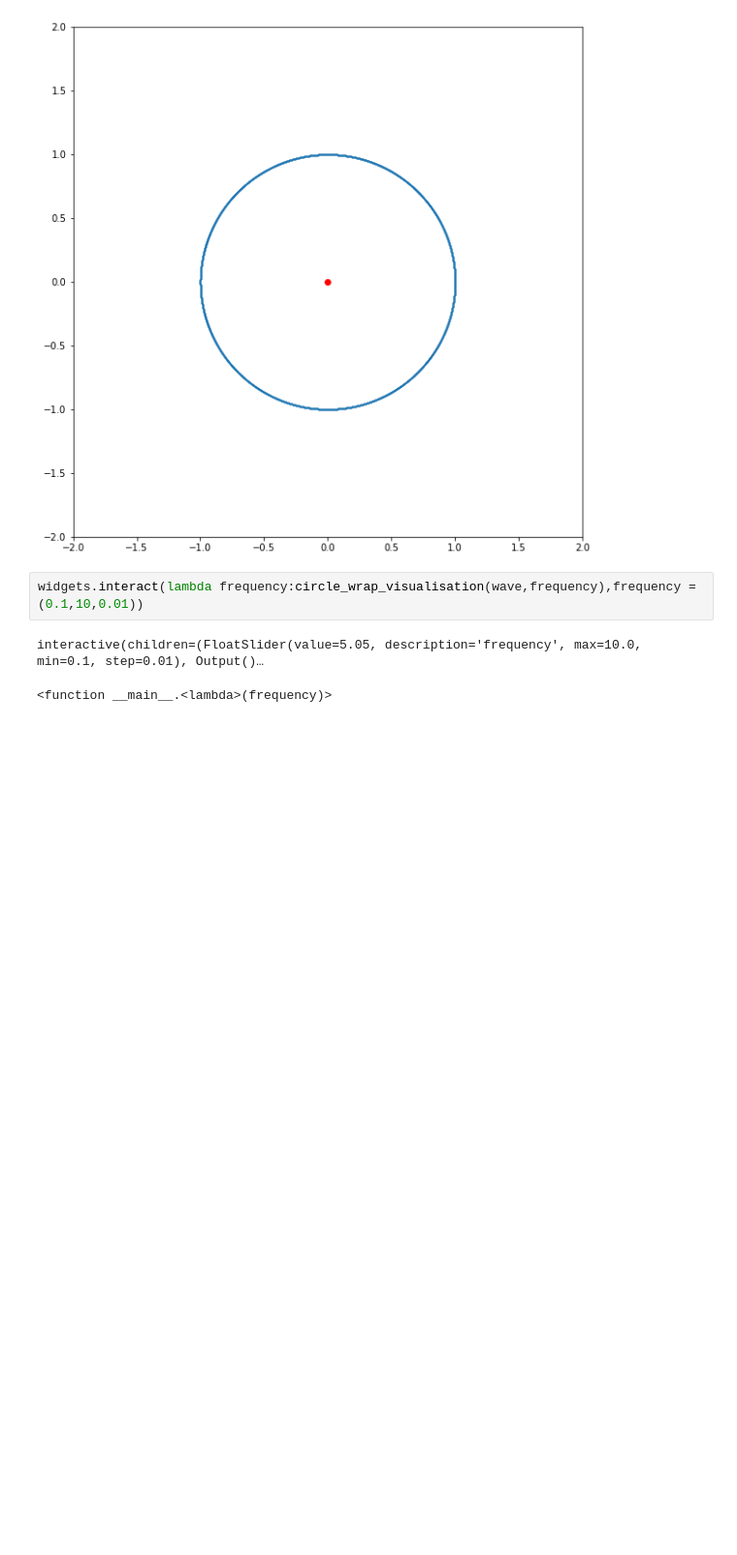
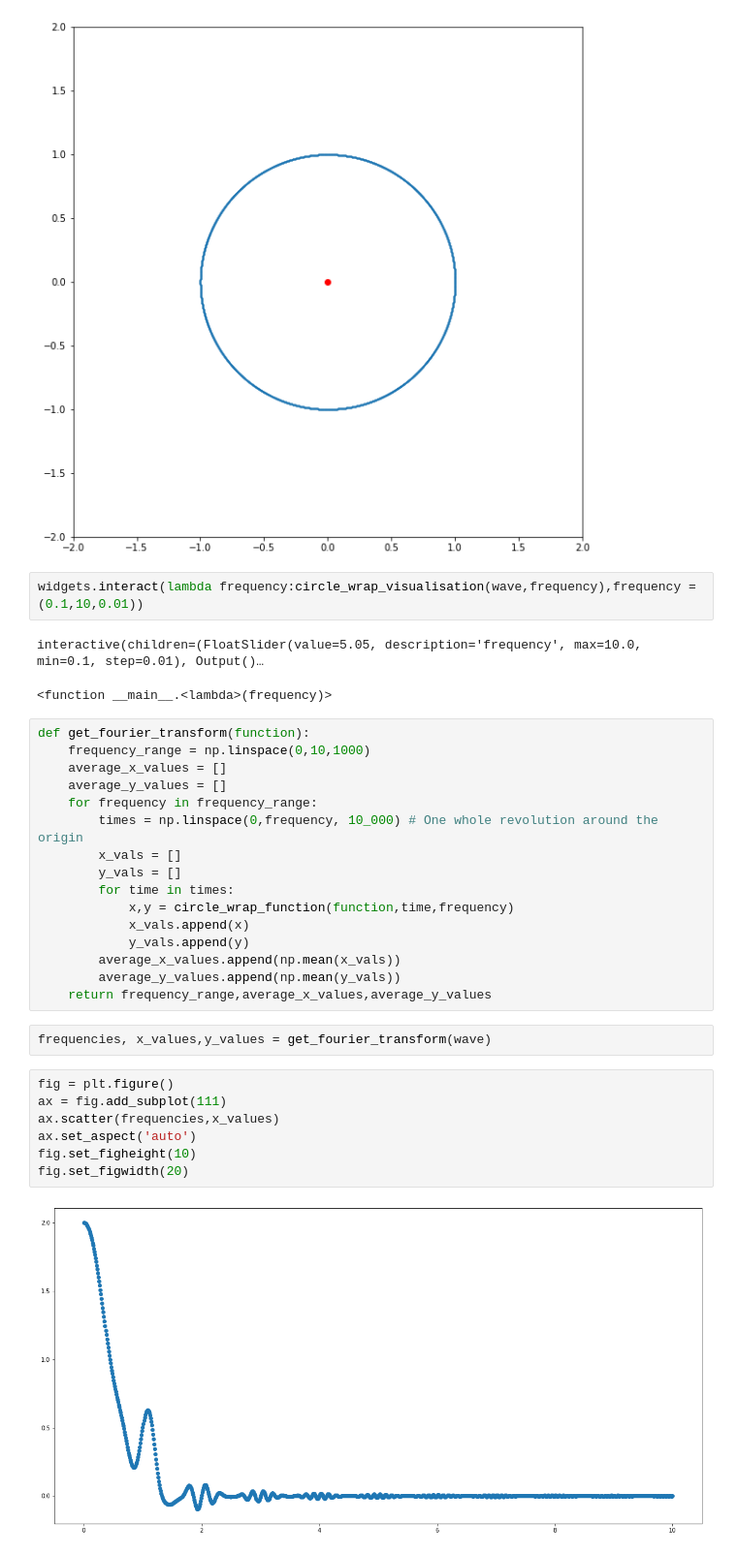
Before and after one commit to BenjaminWills/fast-fourier-transform, a Jupyter notebook: fourier_transform_visualisation.ipynb, the cells around one changed output. Shown: that part at 97% size. Saved outputs shown, nothing was run; the diff lists cells and outputs as text; blank space fills up the shorter version.

Commit message:
Fourier transform

```diff
--- a/fourier_transform_visualisation.ipynb
+++ b/fourier_transform_visualisation.ipynb
@@ -58,3 +58,30 @@ widgets.interact(lambda frequency:circle_wrap_visualisation(wave,frequency),freq
 # %% [output]
 interactive(children=(FloatSlider(value=5.05, description='frequency', max=10.0, min=0.1, step=0.01), Output()…
 <function __main__.<lambda>(frequency)>
+# %%
+def get_fourier_transform(function):
+    frequency_range = np.linspace(0,10,1000)
+    average_x_values = []
+    average_y_values = []
+    for frequency in frequency_range:
+        times = np.linspace(0,frequency, 10_000) # One whole revolution around the origin
+        x_vals = []
+        y_vals = []
+        for time in times:
+            x,y = circle_wrap_function(function,time,frequency)
+            x_vals.append(x)
+            y_vals.append(y)
+        average_x_values.append(np.mean(x_vals))
+        average_y_values.append(np.mean(y_vals))
+    return frequency_range,average_x_values,average_y_values
+# %%
+frequencies, x_values,y_values = get_fourier_transform(wave)
+# %%
+fig = plt.figure()
+ax = fig.add_subplot(111)
+ax.scatter(frequencies,x_values)
+ax.set_aspect('auto')
+fig.set_figheight(10)
+fig.set_figwidth(20)
+# %% [output]
+[figure, added]
```
